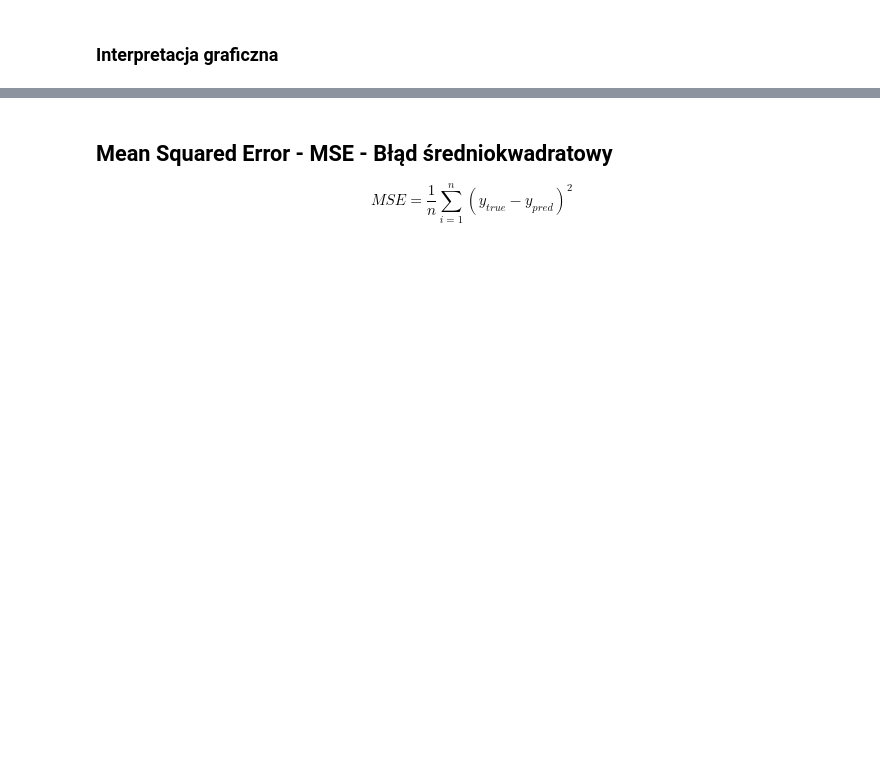
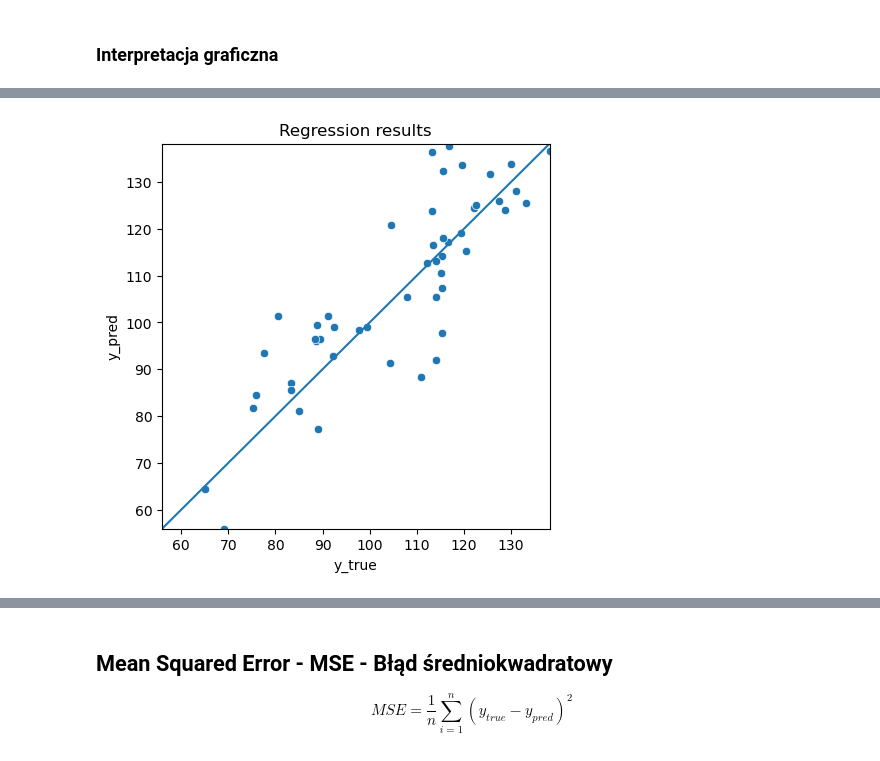
Before and after one commit to MattyMroz/ML, a Jupyter notebook: Lab1/Metryki_regresja.ipynb, the cells around one changed output, grey strips where cells are left out. Cells and saved outputs as stored; diff of their text form; code cells hidden in the pictures; blank space fills up the shorter version.

```diff
--- a/Lab1/Metryki_regresja.ipynb
+++ b/Lab1/Metryki_regresja.ipynb
@@ -83,7 +68,0 @@ plot_regression_results(y_true, y_pred)
-# %%
-y_true = 100 + 20 * np.random.randn(1000)
-y_pred = y_true + 10 * np.random.randn(1000)
-results = pd.DataFrame({'y_true': y_true, 'y_pred': y_pred})
-results['error'] = results['y_true'] - results['y_pred']
-
-px.histogram(results, x='error', nbins=50, width=500)
@@ -91,0 +69,16 @@ px.histogram(results, x='error', nbins=50, width=500)
+# %%
+min_wartosc = results[['y_true', 'y_pred']].min().min()
+max_wartosc = results[['y_true', 'y_pred']].max().max()
+
+plt.figure(figsize=(5, 5))
+sns.scatterplot(data=results, x='y_true', y='y_pred')
+plt.plot([min_wartosc, max_wartosc], [min_wartosc, max_wartosc])
+
+plt.xlabel('y_true')
+plt.ylabel('y_pred')
+plt.title('Regression results')
+plt.xlim(min_wartosc, max_wartosc)
+plt.ylim(min_wartosc, max_wartosc)
+plt.show()
+# %% [output]
+[figure, added]
```
Also changed, not shown: parts of 23 cells of this notebook, 6 other files.
